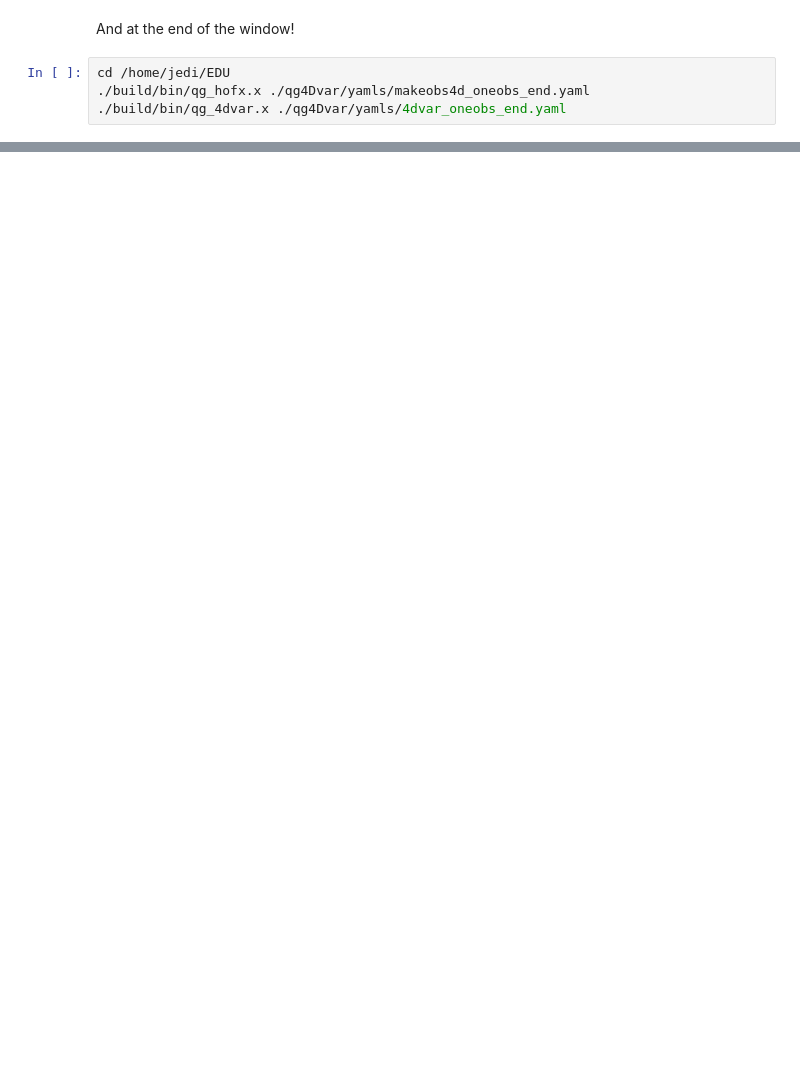
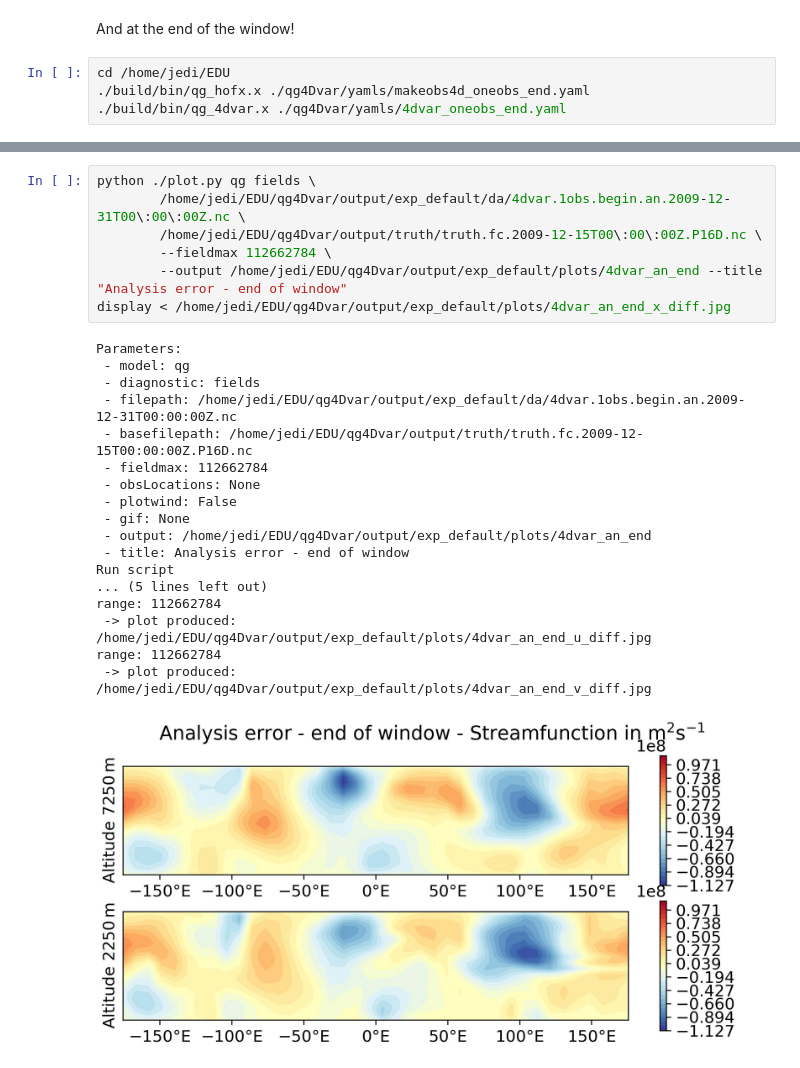
Before and after one commit to JCSDA-internal/jedi-edu, a Jupyter notebook: notebooks/qg4Dvar_tutorial.ipynb, the cells around one changed output, grey strips where cells are left out. Drawn from its saved outputs; the diff is of its cells as text; blank space fills up the shorter version.

```diff
--- a/notebooks/qg4Dvar_tutorial.ipynb
+++ b/notebooks/qg4Dvar_tutorial.ipynb
@@ -341,0 +153,26 @@ Run script
+# %%
+python ./plot.py qg fields \
+        /home/jedi/EDU/qg4Dvar/output/exp_default/da/4dvar.1obs.begin.an.2009-12-31T00\:00\:00Z.nc \
+        /home/jedi/EDU/qg4Dvar/output/truth/truth.fc.2009-12-15T00\:00\:00Z.P16D.nc \
+        --fieldmax 112662784 \
+        --output /home/jedi/EDU/qg4Dvar/output/exp_default/plots/4dvar_an_end --title "Analysis error - end of window"
+display < /home/jedi/EDU/qg4Dvar/output/exp_default/plots/4dvar_an_end_x_diff.jpg
+# %% [output]
+Parameters:
+ - model: qg
+ - diagnostic: fields
+ - filepath: /home/jedi/EDU/qg4Dvar/output/exp_default/da/4dvar.1obs.begin.an.2009-12-31T00:00:00Z.nc
+ - basefilepath: /home/jedi/EDU/qg4Dvar/output/truth/truth.fc.2009-12-15T00:00:00Z.P16D.nc
+ - fieldmax: 112662784
+ - obsLocations: None
+ - plotwind: False
+ - gif: None
+ - output: /home/jedi/EDU/qg4Dvar/output/exp_default/plots/4dvar_an_end
+ - title: Analysis error - end of window
+Run script
+... (5 lines left out)
+range: 112662784
+ -> plot produced: /home/jedi/EDU/qg4Dvar/output/exp_default/plots/4dvar_an_end_u_diff.jpg
+range: 112662784
+ -> plot produced: /home/jedi/EDU/qg4Dvar/output/exp_default/plots/4dvar_an_end_v_diff.jpg
+[figure, added]
```
Also changed, not shown: parts of 16 cells of this notebook, 4 other files.
